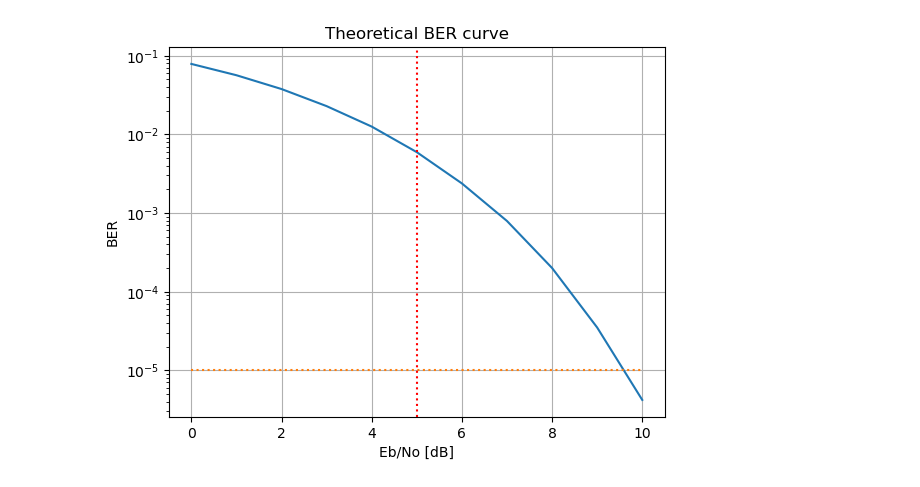
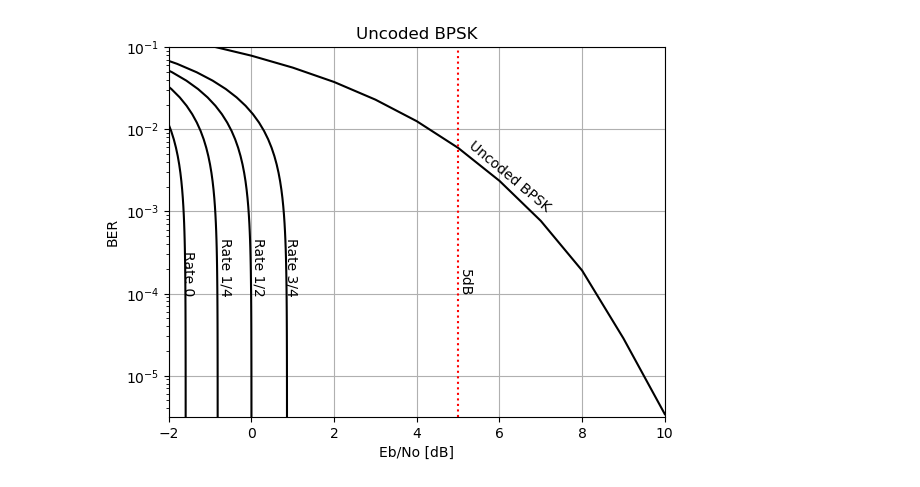
Before and after one commit to rhit-gardneml/Macrophthalmus, a Jupyter notebook: Channel_Testbook.ipynb, the cells around one changed output. Drawn from its saved outputs; the diff is of its cells as text; code cells hidden in the pictures.

```diff
--- a/Channel_Testbook.ipynb
+++ b/Channel_Testbook.ipynb
@@ -33,13 +32,14 @@ err = 1.0*(m != m_h).sum()/N
 # %%
 #Generate Eb/No in dB and set constants
-db_m = 11
+db_max = 11
+db_min = -5
 p = 1   #For uncoded BPSK the power and rate are both 1
 R = 1
 N = 5000000
-EbNo_range = range(0,db_m)
-BER = [None]*db_m
-err_goal = 10**(-5)*np.ones(db_m)
-for i in range(0, db_m):
+EbNo_range = range(db_min,db_max)
+BER = [None]*(db_max+abs(db_min))
+err_goal = 10**(-5)*np.ones((db_max+abs(db_min)))
+for i in range(db_min, db_max):
 
     EbNodB = EbNo_range[i]
     EbNo = 10.0**(EbNodB/10.0)
@@ -50,12 +50,32 @@ for i in range(0, db_m):
     err = (x != y_d).sum()
     BER[i] = 1.0*err/N
 
-plt.figure()
-plt.semilogy(EbNo_range, BER,'-', EbNo_range, err_goal,':')
-plt.axvline(x=5,color='red',linestyle=':')
-plt.xlabel('Eb/No [dB]')
-plt.ylabel('BER')
-plt.title('Theoretical BER curve')
-plt.grid(True)
+ep = np.logspace(-6,-1)
+Hb = 1+ep*np.log2(ep)+(1-ep)*np.log2(1-ep)
+EbN0R0dB = 10*np.log10((Hb)*np.log(2))
+EbN0R05dB=10*np.log10(2**(Hb)-1)
+EbN0R25dB=10*np.log10((2 ** (Hb/2)-1)*2)
+EbN0R34dB=10*np.log10((2 ** (Hb*(3/2))-1)*(2/3))
-# %% [output]
-[figure, removed]
+# %%
+plt.figure()
+plt.text(0,10 ** (-4),'Rate 1/2',rotation=-90)
+plt.text(-0.8,10 ** (-4),'Rate 1/4',rotation=-90)
+plt.text(-1.7,10 ** (-4),'Rate 0',rotation=-90)
+plt.text(0.8,10 ** (-4),'Rate 3/4',rotation=-90)
+plt.text(5,10 ** (-4),'5dB',rotation=-90)
+plt.text(5.2,10 ** (-3),'Uncoded BPSK',rotation=-40)
+plt.semilogy(EbNo_range, BER,'-',label='Uncoded BPSK',color='black')
+plt.semilogy(EbN0R0dB, ep,'-',label='Rate 0',color='black')
+plt.semilogy(EbN0R05dB, ep,'-',label='Rate 1/2',color='black')
+plt.semilogy(EbN0R25dB, ep,'-',label='Rate 1/4',color='black')
+plt.semilogy(EbN0R34dB, ep,'-',label='Rate 3/4',color='black')
+
+plt.axvline(x=5,color='red',linestyle=':', label='5dB')
+plt.xlim([-2,10])
+plt.ylim([10 ** (-5.5), 10 ** (-1)])
+plt.xlabel('Eb/No [dB]')
+plt.ylabel('BER')
+plt.title('Uncoded BPSK')
+plt.grid(True)
+# %% [output]
+[figure, added]
```
Also changed, not shown: parts of 1 cell of this notebook, 2 other files.
